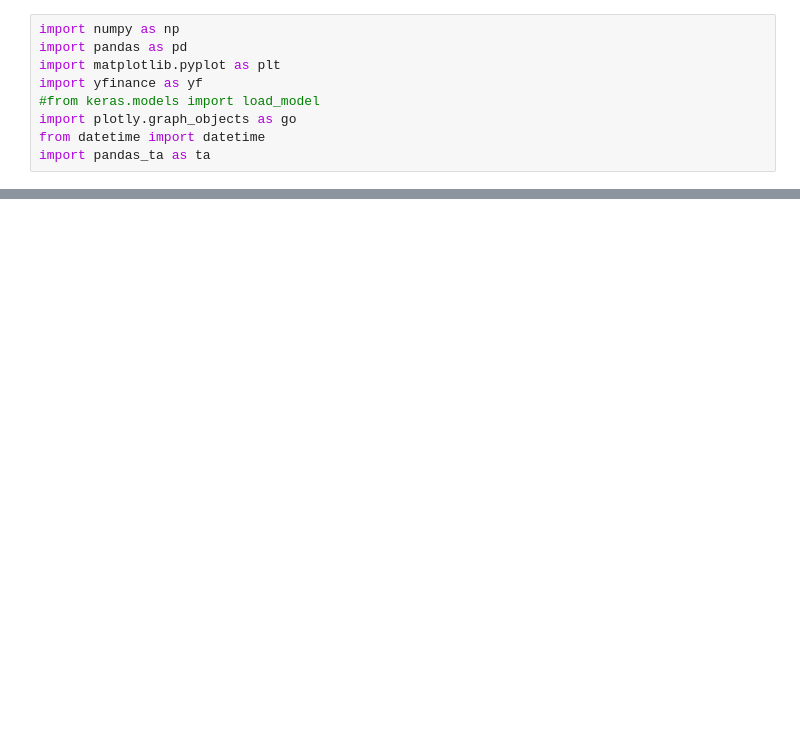
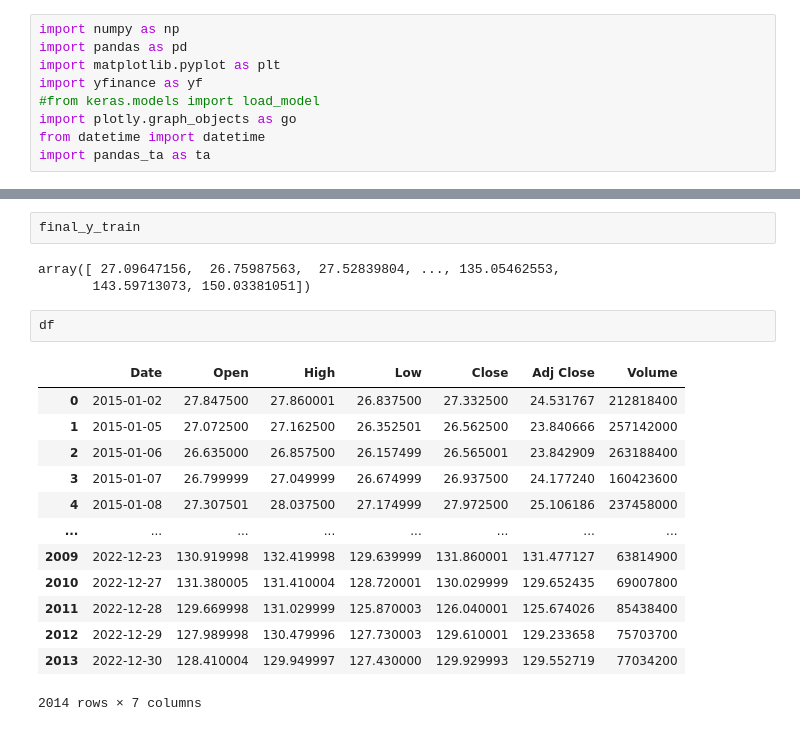
Before and after one commit to oguzkopan/GradProject, a Jupyter notebook: Web Project for Predicted Results/prophet.ipynb, the cells around one changed output, grey strips where cells are left out. Cells and saved outputs as stored; diff of their text form; blank space fills up the shorter version.

```diff
--- a/Web Project for Predicted Results/prophet.ipynb
+++ b/Web Project for Predicted Results/prophet.ipynb
@@ -111,0 +592,21 @@ plt.legend(loc="upper left")
+# %%
+final_y_train
+# %% [output]
+array([ 27.09647156,  26.75987563,  27.52839804, ..., 135.05462553,
+       143.59713073, 150.03381051])
+# %%
+df
+# %% [output]
+|  | Date | Open | High | Low | Close | Adj Close | Volume |
+| 0 | 2015-01-02 | 27.847500 | 27.860001 | 26.837500 | 27.332500 | 24.531767 | 212818400 |
+| 1 | 2015-01-05 | 27.072500 | 27.162500 | 26.352501 | 26.562500 | 23.840666 | 257142000 |
+| 2 | 2015-01-06 | 26.635000 | 26.857500 | 26.157499 | 26.565001 | 23.842909 | 263188400 |
+| 3 | 2015-01-07 | 26.799999 | 27.049999 | 26.674999 | 26.937500 | 24.177240 | 160423600 |
+| 4 | 2015-01-08 | 27.307501 | 28.037500 | 27.174999 | 27.972500 | 25.106186 | 237458000 |
+| ... | ... | ... | ... | ... | ... | ... | ... |
+| 2009 | 2022-12-23 | 130.919998 | 132.419998 | 129.639999 | 131.860001 | 131.477127 | 63814900 |
+| 2010 | 2022-12-27 | 131.380005 | 131.410004 | 128.720001 | 130.029999 | 129.652435 | 69007800 |
+| 2011 | 2022-12-28 | 129.669998 | 131.029999 | 125.870003 | 126.040001 | 125.674026 | 85438400 |
+| 2012 | 2022-12-29 | 127.989998 | 130.479996 | 127.730003 | 129.610001 | 129.233658 | 75703700 |
+| 2013 | 2022-12-30 | 128.410004 | 129.949997 | 127.430000 | 129.929993 | 129.552719 | 77034200 |
+2014 rows × 7 columns
```
Also changed, not shown: parts of 17 cells of this notebook, 1 other file.
